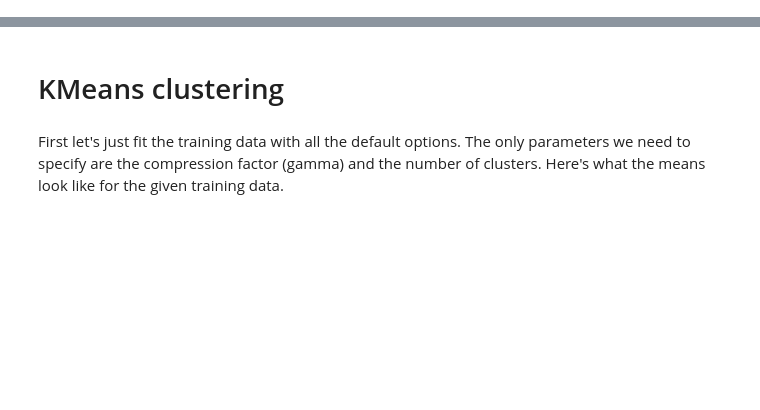
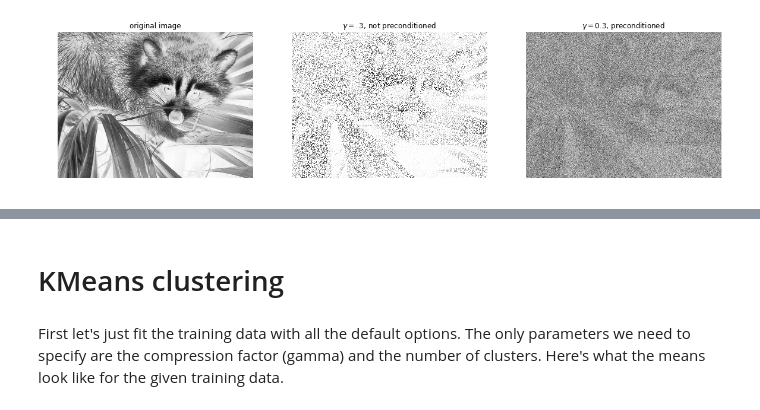
Before and after one commit to EricKightley/sparseklearn, a Jupyter notebook: examples/tutorials.ipynb, the cells around one changed output, grey strips where cells are left out. Saved outputs shown, nothing was run; the diff lists cells and outputs as text; code cells hidden in the pictures; blank space fills up the shorter version.

```diff
--- a/examples/tutorials.ipynb
+++ b/examples/tutorials.ipynb
@@ -0,0 +38,7 @@
+# %%
+
+ex1 = Sparsifier(gamma = 0.3, dense_subsample = True, use_ROS = False)
+ex1.fit_sparsifier(flatface)
+
+ex2 = Sparsifier(gamma = 0.3, dense_subsample = True, use_ROS = True)
+ex2.fit_sparsifier(flatface)
@@ -1,14 +47,18 @@
+# %%
+# flatface1 is the subsampled flattened image
+flatface1 = ex1.HDX_sub
+# flatface2 is the subsampled preconditioned image,
+flatface2 = ex2.invert_ROS(ex2.HDX_sub, ex2.D_indices)
+faces = [flatface, flatface1, flatface2]
 # %%
-import numpy as np
-import matplotlib.pyplot as plt
-
-def plot_mnist_means(kmc):
-    f, (ax0, ax1, ax2) = plt.subplots(figsize=(10,32),ncols=3)
-    axeslist = [ax0,ax1,ax2]
-    for i in range(3):
-        ax = axeslist[i]
-        ax.set_title("count = {}".format(kmc.n_per_cluster[i]))
-        ax.imshow(kmc.cluster_centers_[i].reshape(28,28),cmap='Greys')
-        ax.get_xaxis().set_ticks([])
-        ax.get_yaxis().set_ticks([])
-    plt.show()
+f, (ax0, ax1, ax2) = plt.subplots(figsize=(20,62),ncols=3)
+title = ['original image', r'$\gamma = .3$, not preconditioned', r'$\gamma = 0.3$, preconditioned']
+axeslist = [ax0,ax1,ax2]
+for i in range(3):
+    ax = axeslist[i]
+    ax.set_title(title[i])
+    ax.imshow(faces[i].reshape(fR,fC),cmap='Greys')
+    ax.axis('off')
+plt.show()
+# %% [output]
+[figure, added]
```
Also changed, not shown: parts of 18 cells of this notebook, 4 other files.
